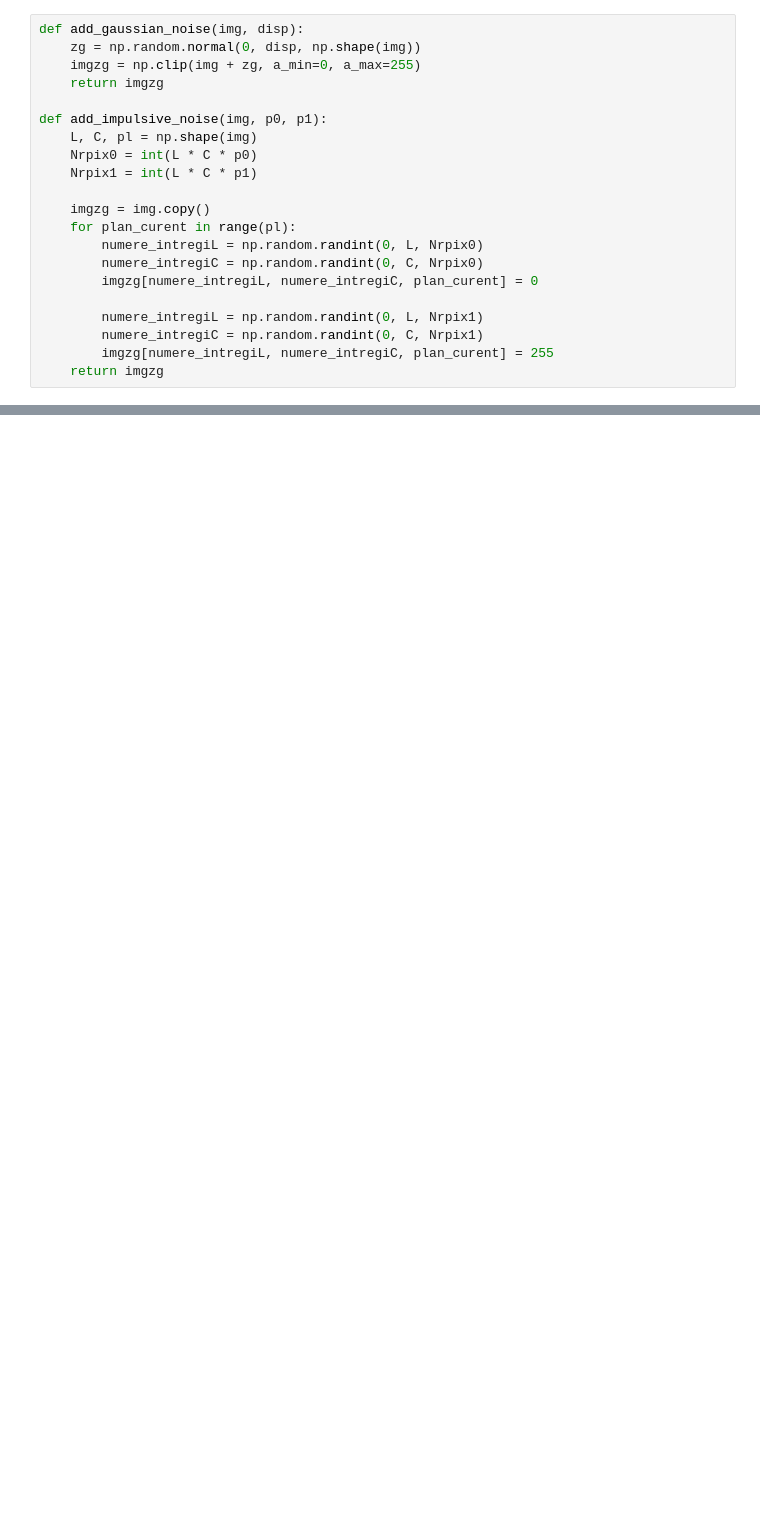
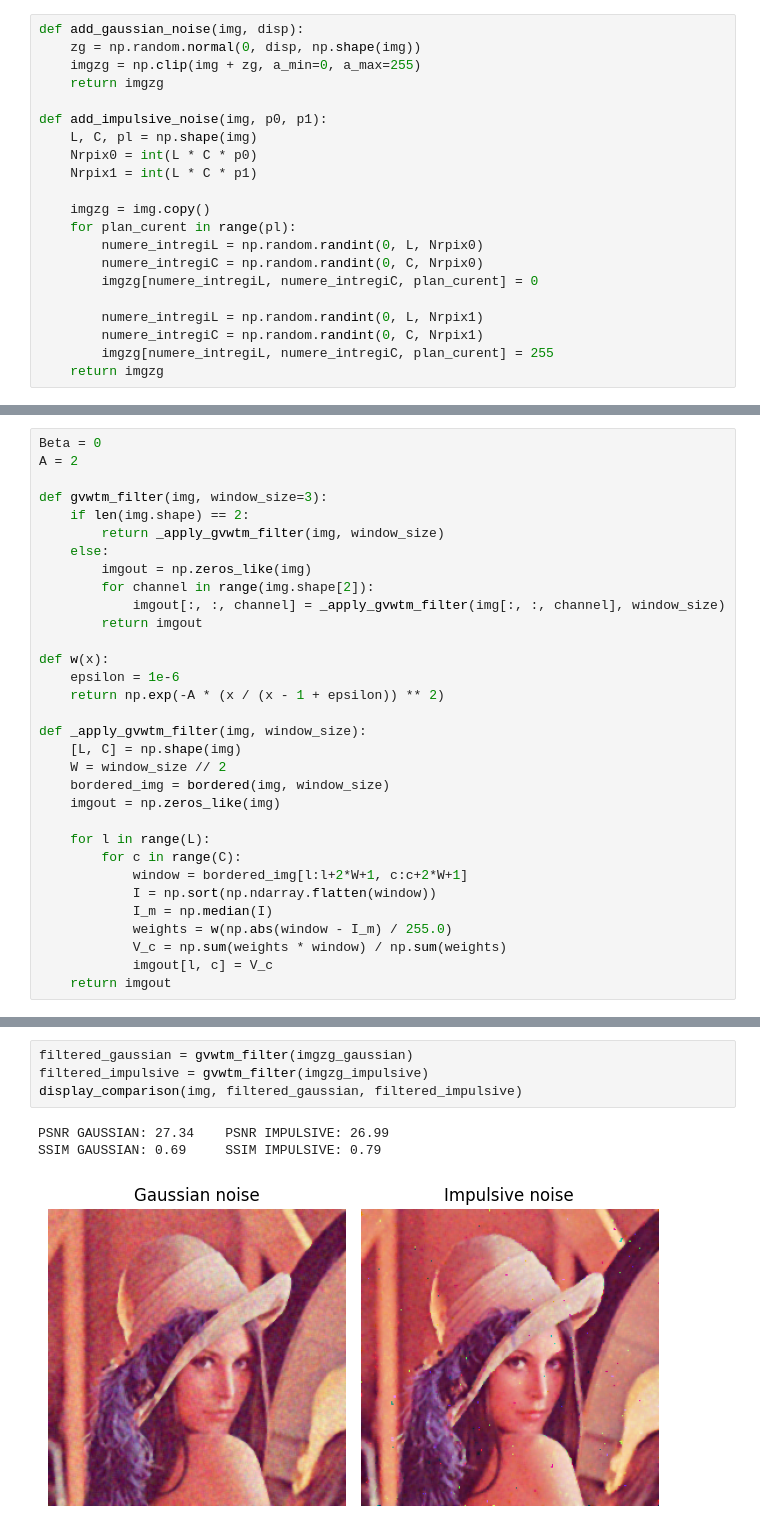
Before and after one commit to tbtiberiu/gvwtm-filter, a Jupyter notebook: PAIC03_Boscan_Tiberiu-Ioan.ipynb, the cells around one changed output, grey strips where cells are left out. Saved outputs shown, nothing was run; the diff lists cells and outputs as text; blank space fills up the shorter version.

```diff
--- a/PAIC03_Boscan_Tiberiu-Ioan.ipynb
+++ b/PAIC03_Boscan_Tiberiu-Ioan.ipynb
@@ -40 +148,33 @@ def ssim(img0, img):
+# %%
+Beta = 0
+A = 2
+
+def gvwtm_filter(img, window_size=3):
+    if len(img.shape) == 2:
+        return _apply_gvwtm_filter(img, window_size)
+    else:
+        imgout = np.zeros_like(img)
+        for channel in range(img.shape[2]):
+            imgout[:, :, channel] = _apply_gvwtm_filter(img[:, :, channel], window_size)
+        return imgout
+
+def w(x):
+    epsilon = 1e-6
+    return np.exp(-A * (x / (x - 1 + epsilon)) ** 2)
+
+def _apply_gvwtm_filter(img, window_size):
+    [L, C] = np.shape(img)
+    W = window_size // 2
+    bordered_img = bordered(img, window_size)
+    imgout = np.zeros_like(img)
+
+    for l in range(L):
+        for c in range(C):
+            window = bordered_img[l:l+2*W+1, c:c+2*W+1]
+            I = np.sort(np.ndarray.flatten(window))
+            I_m = np.median(I)
+            weights = w(np.abs(window - I_m) / 255.0)
+            V_c = np.sum(weights * window) / np.sum(weights)
+            imgout[l, c] = V_c
+    return imgout
 # %%
@@ -80,0 +216,8 @@ SSIM ORIGINAL: 1.00
+# %%
+filtered_gaussian = gvwtm_filter(imgzg_gaussian)
+filtered_impulsive = gvwtm_filter(imgzg_impulsive)
+display_comparison(img, filtered_gaussian, filtered_impulsive)
+# %% [output]
+PSNR GAUSSIAN: 27.34    PSNR IMPULSIVE: 26.99
+SSIM GAUSSIAN: 0.69     SSIM IMPULSIVE: 0.79
+[figure, added]
```
Also changed, not shown: parts of 14 cells of this notebook, 2 other files.
